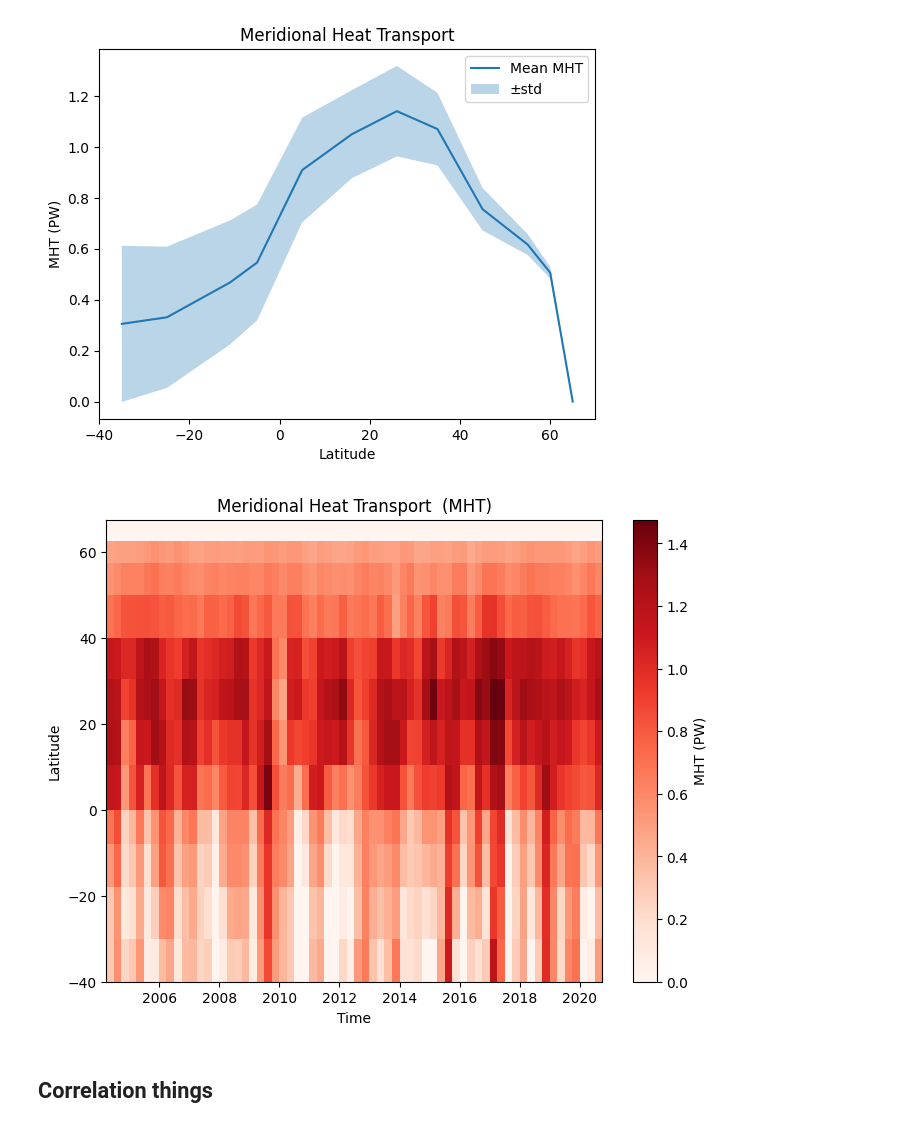
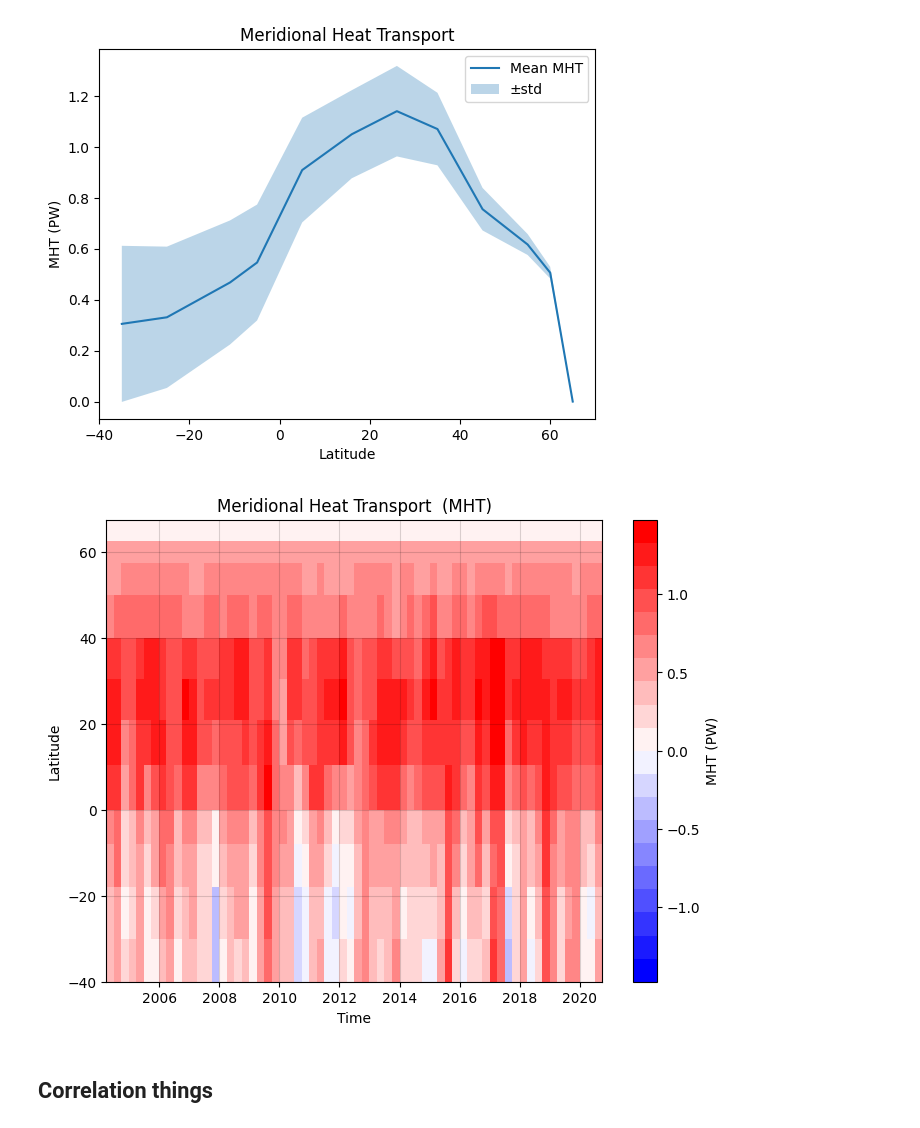
Before and after one commit to lea-dietz/masterthesis, a Jupyter notebook: coding/calafat_data.ipynb, the cells around one changed output. Saved outputs shown, nothing was run; the diff lists cells and outputs as text; code cells hidden in the pictures.

```diff
--- a/coding/calafat_data.ipynb
+++ b/coding/calafat_data.ipynb
@@ -41,6 +44,6 @@ print(lat_labels)
 # %%
 
-def MHT_selection(ds, average=False, anomalies=False, one_band_sel=False, lat=None, statistics=False, printout=False):
+def MHT_selection(ds, average=True, anomalies=False, one_band_sel=False, lat=None, statistics=False, printout=False):
     """
     Select and process MHT data
     get anomalies and statistics,
@@ -64,6 +67,7 @@ def MHT_selection(ds, average=False, anomalies=False, one_band_sel=False, lat=No
     # Drop timesteps with any NaN
     MHT = MHT.dropna(dim="TIME", how="any")
     # get mean and std
+    MHt = _name(MHT, "MHT (all bands)")
     statistics_results = None
     if statistics:
         mht_mean = MHT.mean(dim="TIME", skipna=True)
@@ -207,34 +211,38 @@ plt.show()
 # %%
 def plot_transport(MHT, lats, cmap="bwr", vmin=None, vmax=None):
     """
     Plot the MHT (can be anomalies or raw) as a function of time and latitude using a colormap.
     """
     plt.figure(figsize=(8, 6))
 
     if vmin is None and vmax is None:
         vmin = np.nanmin(MHT.values)
         vmax = np.nanmax(MHT.values)
         limit = max(abs(vmin), abs(vmax))
         vmin = -limit #- 0.5
         # vmin  = 0
         vmax = limit #+ 0.5
 
     # plt.pcolormesh(mht_anom.TIME, lats, mht_anom.values, shading='auto', cmap=cmap, vmin=vmin, vmax=vmax)
     plt.pcolormesh(MHT.TIME, lats, MHT.values, shading='auto', cmap=cmap, vmin=vmin, vmax=vmax)
     plt.colorbar(label='MHT (PW)')
     plt.xlabel('Time')
+    # plt.yticks(lats, lat_labels)
     plt.ylabel('Latitude')
+    plt.grid(alpha=0.15, linestyle='-', color="black")
     # plt.title('Meridional Heat Transport Anomalies (MHT)')
     plt.title('Meridional Heat Transport  (MHT)')
     plt.show()
 
 # cmap = cmo.cm.phase
-cmap = plt.get_cmap("Reds")
+cmap = plt.get_cmap("bwr")
 # cmap = plt.get_cmap("bwr")
+colors = cmap(np.linspace(0, 1, 20))
+sliced_cmap = ListedColormap(colors)
 
-plot_transport(mht, lats, vmin=0, cmap=cmap)
+plot_transport(mht, lats, cmap=sliced_cmap)
 # %% [output]
-[figure, old version]
+[figure, new version]
 # %% [markdown]
 ## Correlation things
 # %%
```
Also changed, not shown: parts of 12 cells of this notebook, 6 other files.
